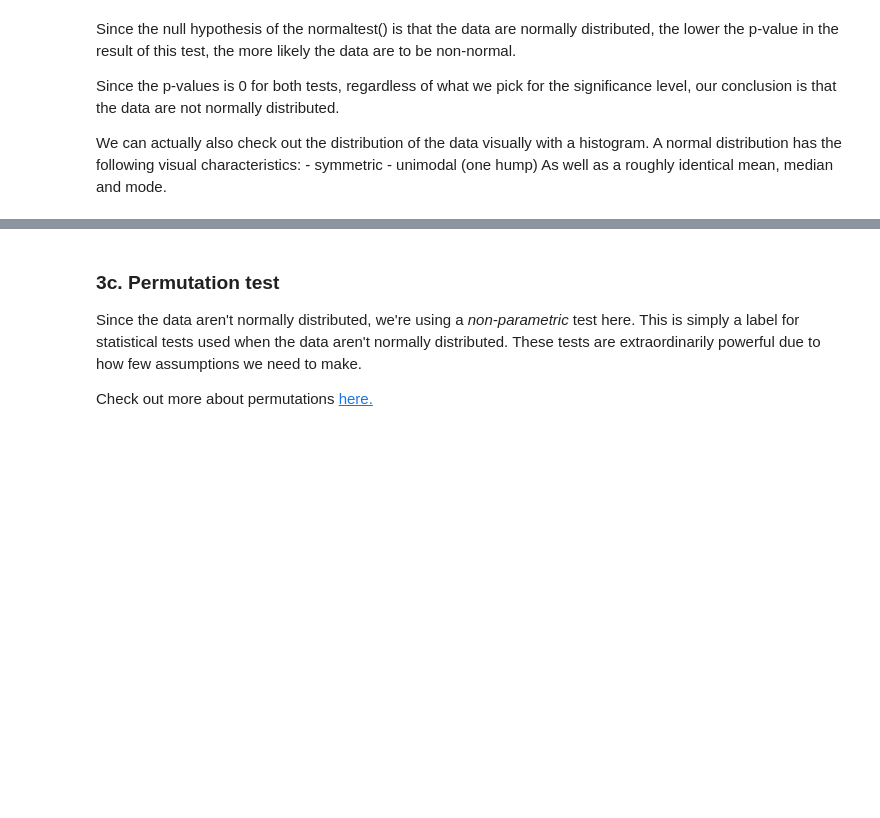
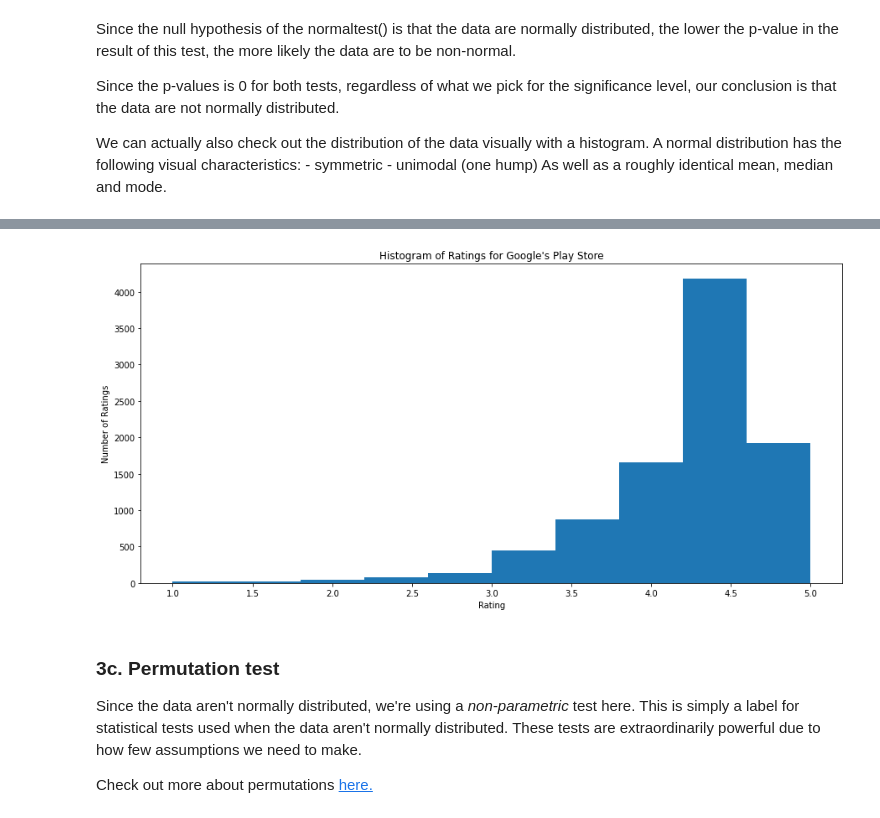
Before and after one commit to dj-m/HypothesisTesting, a Jupyter notebook: notebooks/AppsProject.ipynb, the cells around one changed output, grey strips where cells are left out. Drawn from its saved outputs; the diff is of its cells as text; code cells hidden in the pictures; blank space fills up the shorter version.

```diff
--- a/notebooks/AppsProject.ipynb
+++ b/notebooks/AppsProject.ipynb
@@ -478,3 +489,13 @@ _ _ _
+# %%
+# Create a histogram of the google data
+fig, ax = plt.subplots(figsize=(15, 7))
+
+_ = plt.title("Histogram of Ratings for Google's Play Store")
+_ = plt.xlabel('Rating')
+_ = plt.ylabel('Number of Ratings')
+_ = plt.hist(google)
+# %% [output]
+[figure, added]
 # %% [markdown]
 ### 3c. Permutation test
 Since the data aren't normally distributed, we're using a *non-parametric* test here. This is simply a label for statistical tests used when the data aren't normally distributed. These tests are extraordinarily powerful due to how few assumptions we need to make.
```
Also changed, not shown: parts of 5 cells of this notebook.
